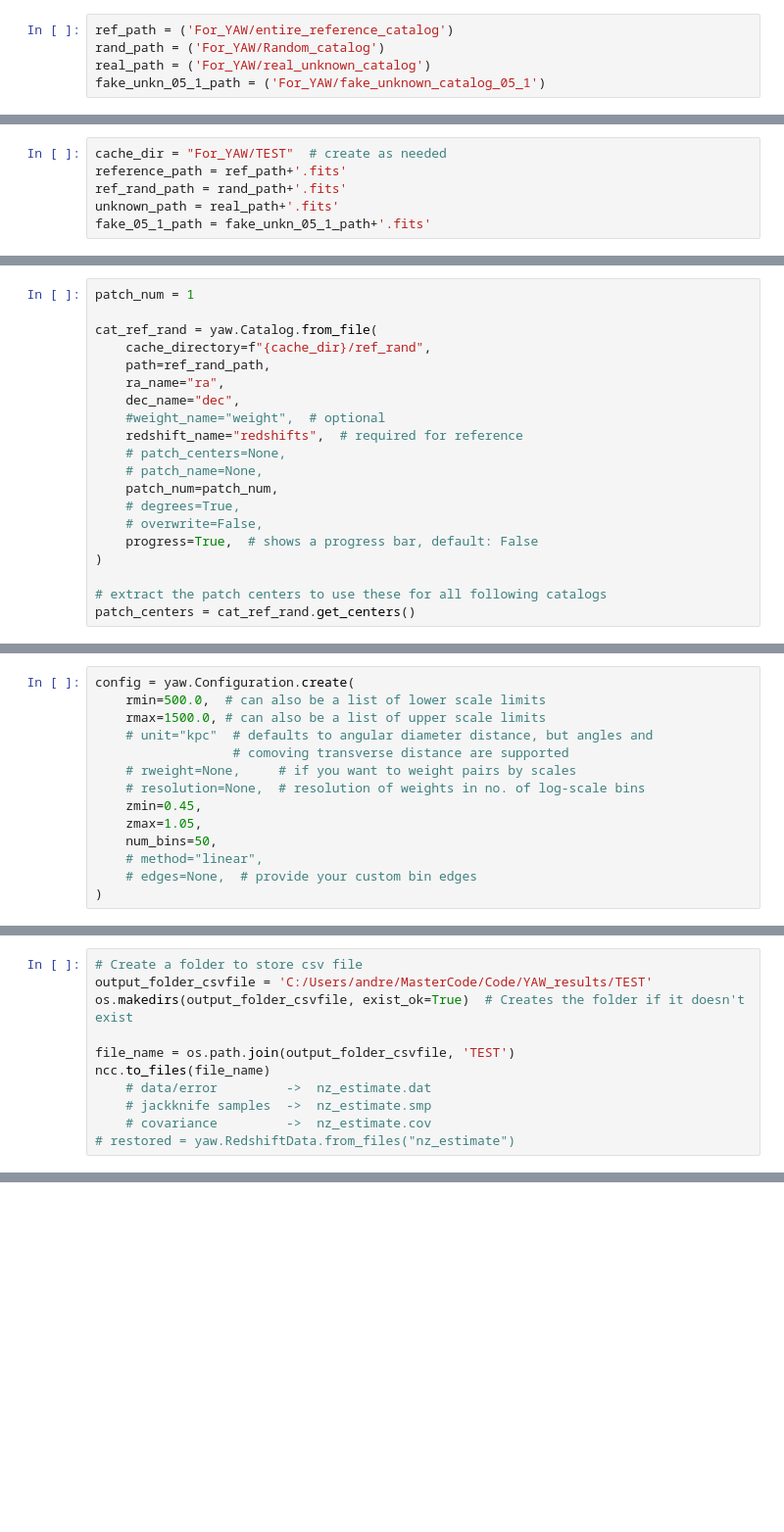
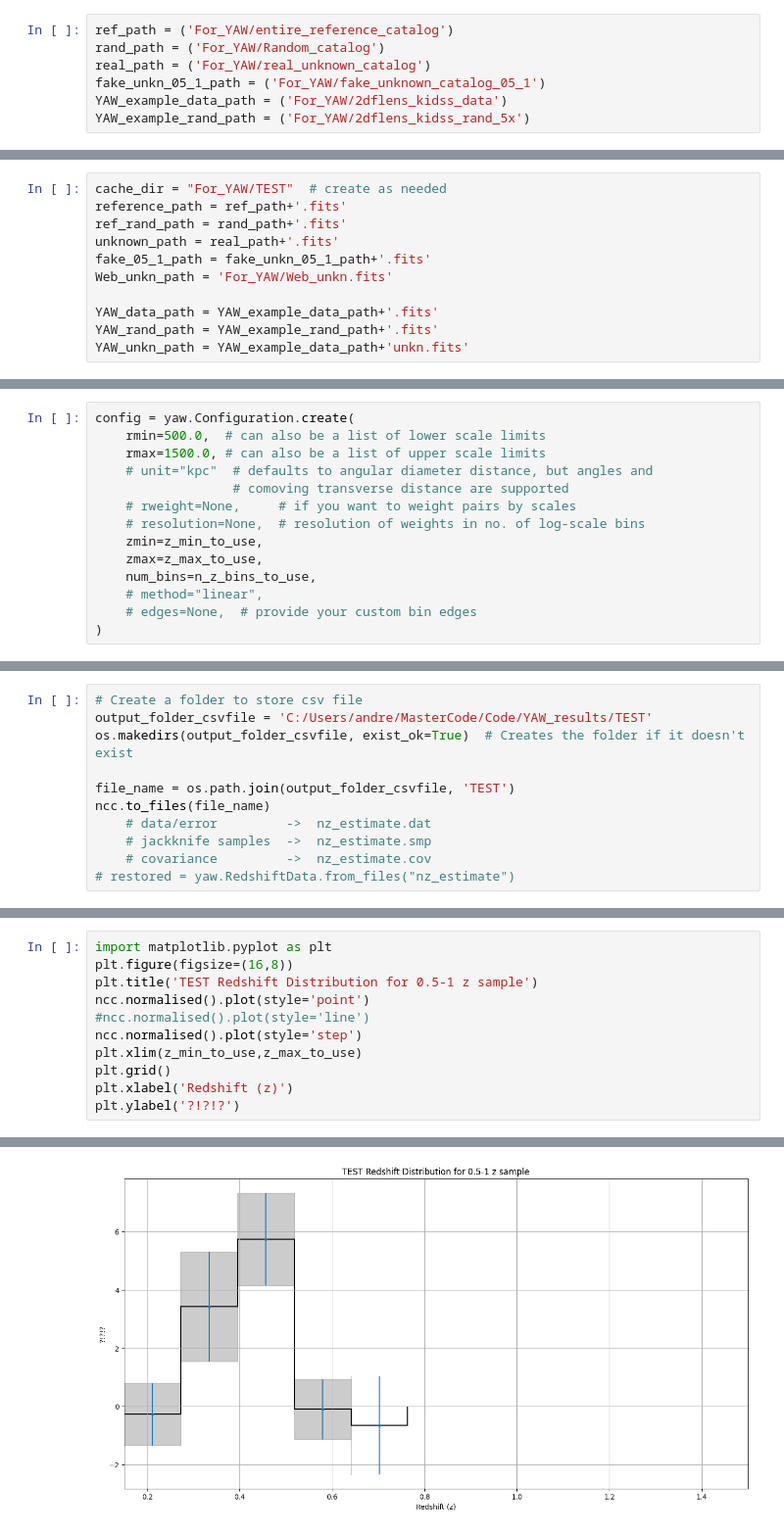
Before and after one commit to AndreasSvaerke/Mastercode_new, a Jupyter notebook: Yet_Another_Wizz.ipynb, the cells around one changed output, grey strips where cells are left out. Shown at 98% size. Drawn from its saved outputs; the diff is of its cells as text; blank space fills up the shorter version.

```diff
--- a/Yet_Another_Wizz.ipynb
+++ b/Yet_Another_Wizz.ipynb
@@ -5,6 +5,8 @@ ref_path = ('For_YAW/entire_reference_catalog')
 rand_path = ('For_YAW/Random_catalog')
 real_path = ('For_YAW/real_unknown_catalog')
 fake_unkn_05_1_path = ('For_YAW/fake_unknown_catalog_05_1')
+YAW_example_data_path = ('For_YAW/2dflens_kidss_data')
+YAW_example_rand_path = ('For_YAW/2dflens_kidss_rand_5x')
 # %%
 ref_path+'.csv'
 # %% [output]
@@ -43,3 +83,8 @@ reference_path = ref_path+'.fits'
 ref_rand_path = rand_path+'.fits'
 unknown_path = real_path+'.fits'
 fake_05_1_path = fake_unkn_05_1_path+'.fits'
+Web_unkn_path = 'For_YAW/Web_unkn.fits'
+
+YAW_data_path = YAW_example_data_path+'.fits'
+YAW_rand_path = YAW_example_rand_path+'.fits'
+YAW_unkn_path = YAW_example_data_path+'unkn.fits'
@@ -58,20 +121,0 @@ delete_and_recreate_cache_directory(cache_dir)
-# %%
-patch_num = 1
-
-cat_ref_rand = yaw.Catalog.from_file(
-    cache_directory=f"{cache_dir}/ref_rand",
-    path=ref_rand_path,
-    ra_name="ra",
-    dec_name="dec",
-    #weight_name="weight",  # optional
-    redshift_name="redshifts",  # required for reference
-    # patch_centers=None,
-    # patch_name=None,
-    patch_num=patch_num,
-    # degrees=True,
-    # overwrite=False,
-    progress=True,  # shows a progress bar, default: False
-)
-
-# extract the patch centers to use these for all following catalogs
-patch_centers = cat_ref_rand.get_centers()
@@ -123,9 +185,9 @@ config = yaw.Configuration.create(
                   # comoving transverse distance are supported
     # rweight=None,     # if you want to weight pairs by scales
     # resolution=None,  # resolution of weights in no. of log-scale bins
-    zmin=0.45,
-    zmax=1.05,
-    num_bins=50,
+    zmin=z_min_to_use,
+    zmax=z_max_to_use,
+    num_bins=n_z_bins_to_use,
     # method="linear",
     # edges=None,  # provide your custom bin edges
 )
@@ -253,0 +258,12 @@ Text(0, 0.5, 'P(z)')
+# %%
+import matplotlib.pyplot as plt
+plt.figure(figsize=(16,8))
+plt.title('TEST Redshift Distribution for 0.5-1 z sample')
+ncc.normalised().plot(style='point')
+#ncc.normalised().plot(style='line')
+ncc.normalised().plot(style='step')
+plt.xlim(z_min_to_use,z_max_to_use)
+plt.grid()
+plt.xlabel('Redshift (z)')
+plt.ylabel('?!?!?')
+# %% [output]
@@ -253,0 +271 @@ Text(0, 0.5, 'P(z)')
+[figure, added]
```
Also changed, not shown: parts of 22 cells of this notebook.
